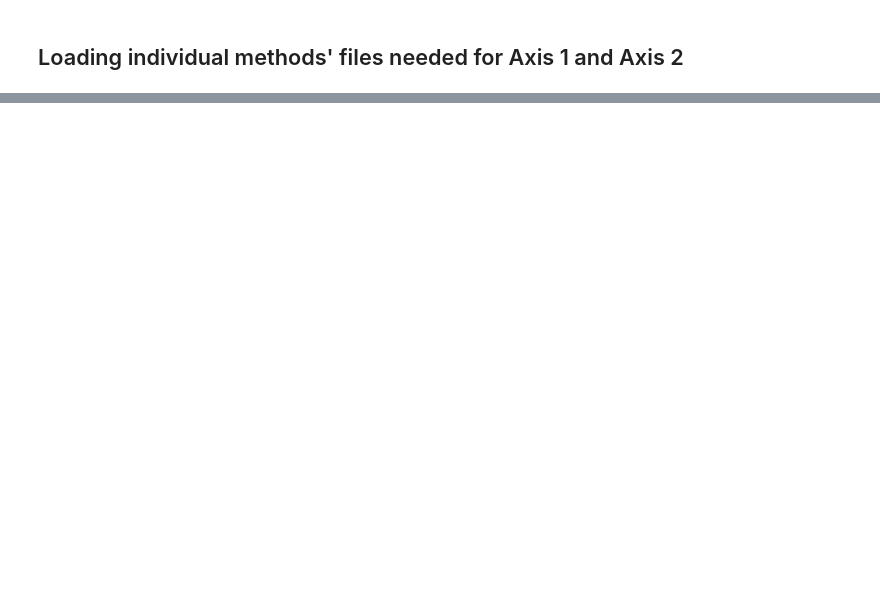
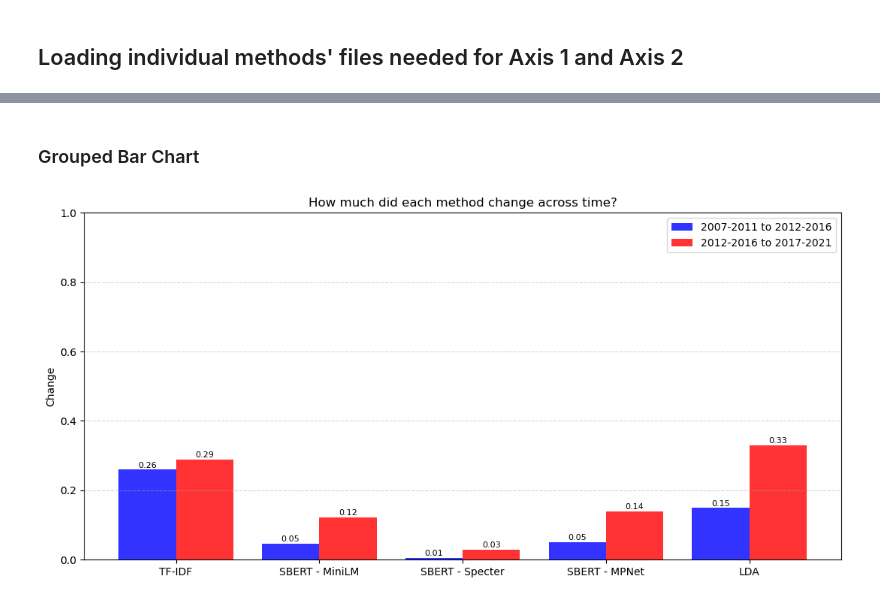
Before and after one commit to rohan-crypto/Text_Analytics_Team33_Task3, a Jupyter notebook: INTEGRATION_CODE/Final Integration code.ipynb, the cells around one changed output, grey strips where cells are left out. Saved outputs shown, nothing was run; the diff lists cells and outputs as text; code cells hidden in the pictures; blank space fills up the shorter version.

```diff
--- a/INTEGRATION_CODE/Final Integration code.ipynb
+++ b/INTEGRATION_CODE/Final Integration code.ipynb
@@ -115,0 +114,18 @@ Length: 3, dtype: str
+# %%
+YEARS_RANGE = ['2007-2011','2012-2016','2017-2021'] # standardising it for the rest of the code
+TRANSITION_YEARS = ['2007-2011 to 2012-2016','2012-2016 to 2017-2021']
+# %%
+dist_results = {}
+dist_results['TF-IDF'] = list(tfidf_dist)
+dist_results['SBERT - MiniLM'] = list(sbert_minilm_dist)
+dist_results['SBERT - Specter'] = list(sbert_specter_dist)
+dist_results['SBERT - MPNet'] = list(sbert_mpnet_dist)
+dist_results['LDA'] = list(js_distances_lda)
+
+df_comparison = pd.DataFrame(dist_results,index=TRANSITION_YEARS).T     # to make the methods as rows
+print('Centroid Distance Table :')
+print(df_comparison.to_string())
+df_comparison['mean_shift'] = df_comparison.mean(axis=1)
+print('\nMean Shift :')
+print(df_comparison['mean_shift'].sort_values(ascending=False))
+df_comparison = df_comparison.drop(columns='mean_shift')
@@ -115,0 +148,28 @@ Length: 3, dtype: str
+# %% [markdown]
+### Grouped Bar Chart
+# %%
+methods = list(df_comparison.index)
+x = np.arange(len(methods))
+width = 0.4
+
+fig,ax = plt.subplots(figsize=(13,6))
+bar_blue = ax.bar(x-width/2,df_comparison[TRANSITION_YEARS[0]],width,label=TRANSITION_YEARS[0],color='blue',alpha=0.8)
+bar_red = ax.bar(x+width/2,df_comparison[TRANSITION_YEARS[1]],width,label=TRANSITION_YEARS[1],color='red',alpha=0.8)
+
+# adding the exact values on top
+for bar in bar_blue:
+    ax.text(bar.get_x()+bar.get_width()/2,bar.get_height()+0.002,f'{bar.get_height():.2f}',ha='center',va='bottom',fontsize=8)
+for bar in bar_red:
+    ax.text(bar.get_x()+bar.get_width()/2,bar.get_height()+0.002,f'{bar.get_height():.2f}',ha='center',va='bottom',fontsize=8)
+
+ax.set_xticks(x)
+ax.set_xticklabels(methods)
+ax.set_ylabel('Change')
+ax.set_title('How much did each method change across time?')
+ax.legend()
+ax.set_ylim(0,1)
+ax.grid(axis='y',linestyle='--',alpha=0.5)
+plt.savefig('final_figures/axis1_grouped_bar_chart.png',dpi=150)
+plt.show()
+# %% [output]
+[figure, added]
```
Also changed, not shown: parts of 9 cells of this notebook, 1 other file.
